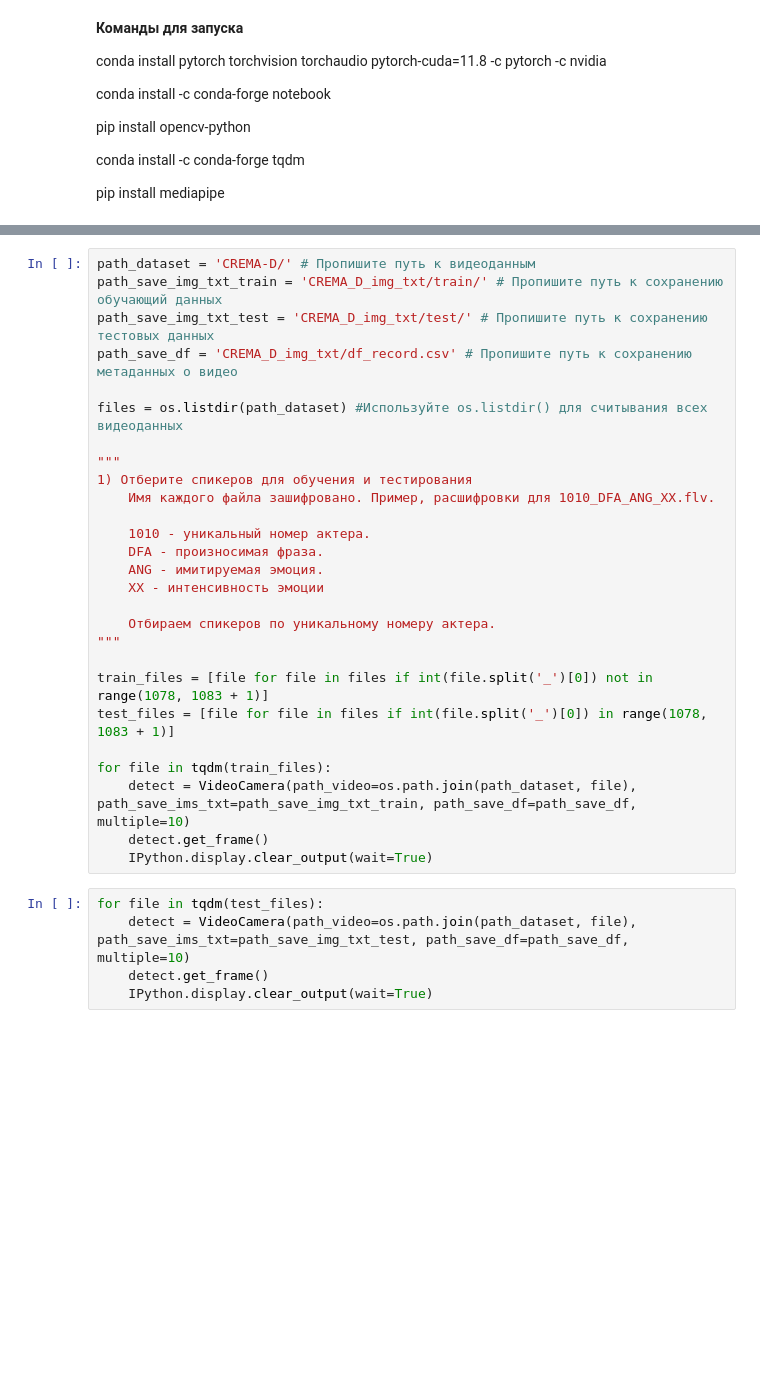
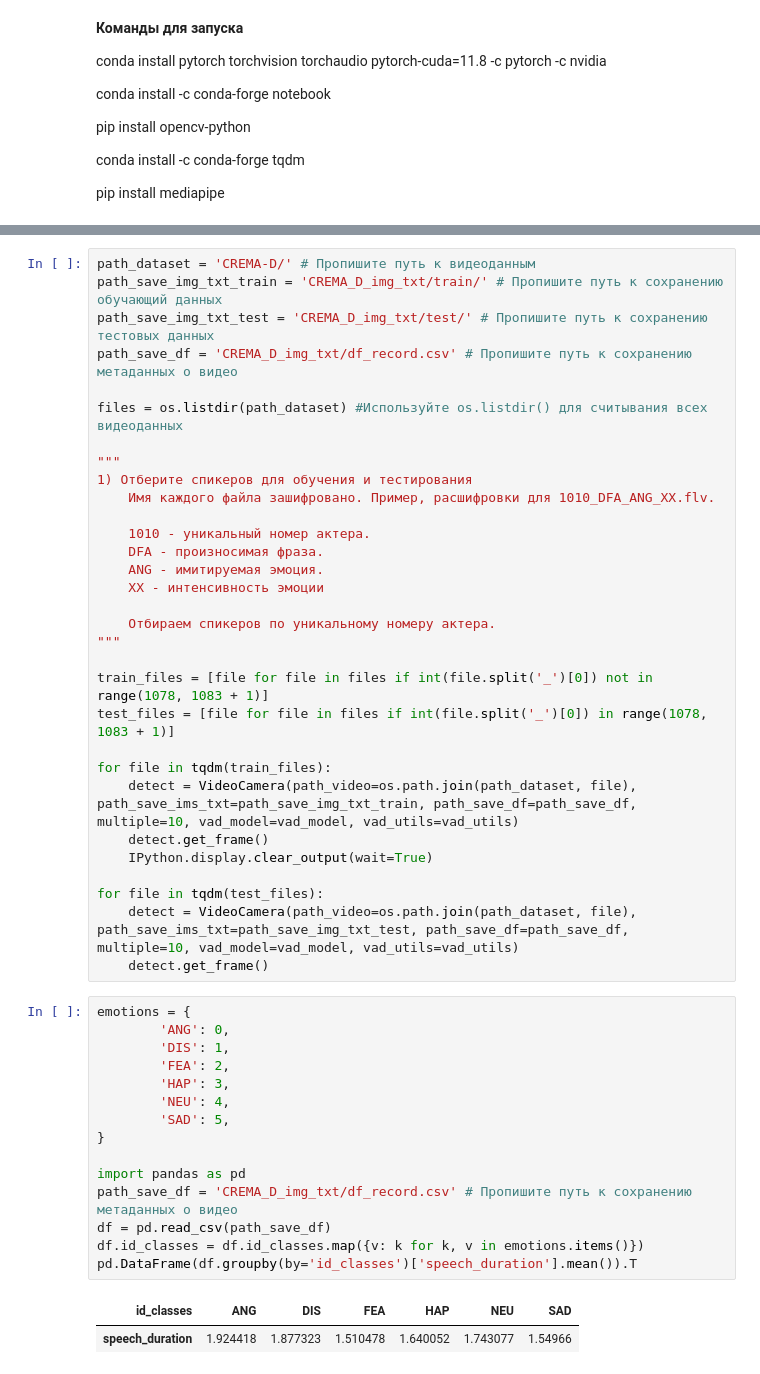
Before and after one commit to Geloger37/AdvanceML, a Jupyter notebook: BlazeFace_cleaned.ipynb, the cells around one changed output, grey strips where cells are left out. Saved outputs shown, nothing was run; the diff lists cells and outputs as text; blank space fills up the shorter version.

```diff
--- a/BlazeFace_cleaned.ipynb
+++ b/BlazeFace_cleaned.ipynb
@@ -379,11 +389,28 @@ train_files = [file for file in files if int(file.split('_')[0]) not in range(10
 test_files = [file for file in files if int(file.split('_')[0]) in range(1078, 1083 + 1)]
 
 for file in tqdm(train_files):
-    detect = VideoCamera(path_video=os.path.join(path_dataset, file), path_save_ims_txt=path_save_img_txt_train, path_save_df=path_save_df, multiple=10)
+    detect = VideoCamera(path_video=os.path.join(path_dataset, file), path_save_ims_txt=path_save_img_txt_train, path_save_df=path_save_df, multiple=10, vad_model=vad_model, vad_utils=vad_utils)
     detect.get_frame()
     IPython.display.clear_output(wait=True)
+
+for file in tqdm(test_files):
+    detect = VideoCamera(path_video=os.path.join(path_dataset, file), path_save_ims_txt=path_save_img_txt_test, path_save_df=path_save_df, multiple=10, vad_model=vad_model, vad_utils=vad_utils)
+    detect.get_frame()
-# %%
-for file in tqdm(test_files):
-    detect = VideoCamera(path_video=os.path.join(path_dataset, file), path_save_ims_txt=path_save_img_txt_test, path_save_df=path_save_df, multiple=10)
-    detect.get_frame()
-    IPython.display.clear_output(wait=True)
+# %%
+emotions = {
+        'ANG': 0,
+        'DIS': 1,
+        'FEA': 2,
+        'HAP': 3,
+        'NEU': 4,
+        'SAD': 5,
+}
+
+import pandas as pd
+path_save_df = 'CREMA_D_img_txt/df_record.csv' # Пропишите путь к сохранению метаданных о видео
+df = pd.read_csv(path_save_df)
+df.id_classes = df.id_classes.map({v: k for k, v in emotions.items()})
+pd.DataFrame(df.groupby(by='id_classes')['speech_duration'].mean()).T
+# %% [output]
+| id_classes | ANG | DIS | FEA | HAP | NEU | SAD |
+| speech_duration | 1.924418 | 1.877323 | 1.510478 | 1.640052 | 1.743077 | 1.54966 |
```
Also changed, not shown: parts of 4 cells of this notebook.
